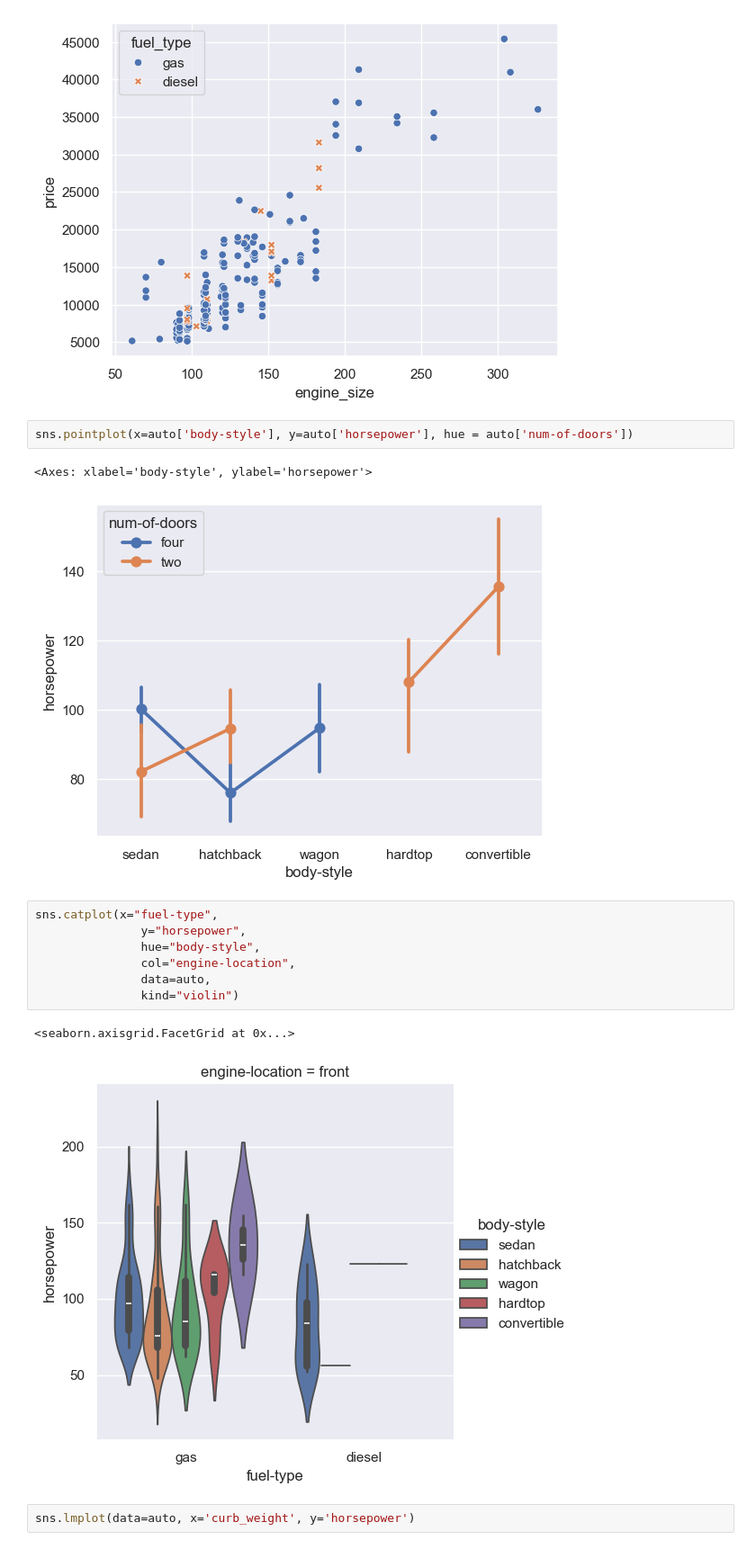
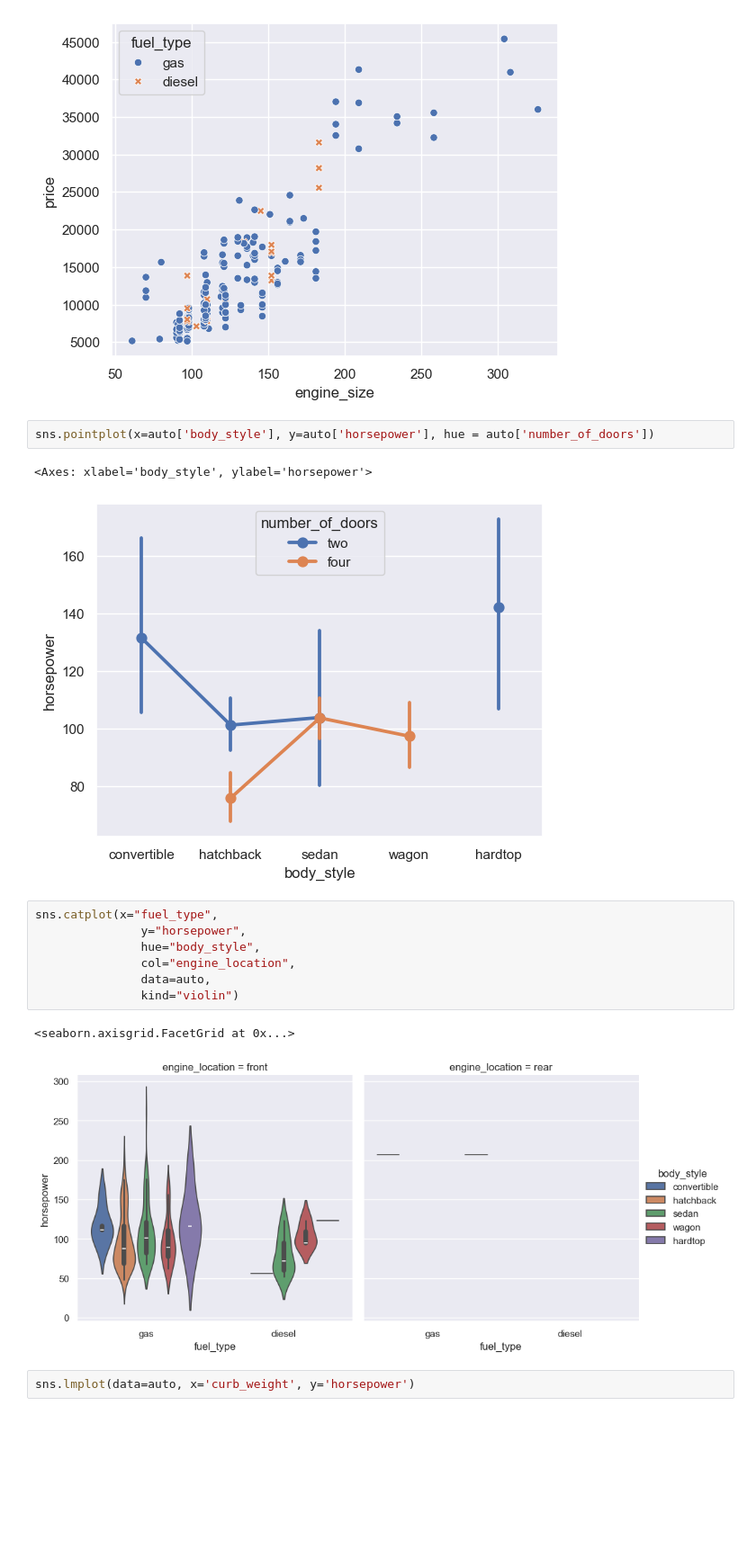
Before and after one commit to anuragsingh2207/dsba-jupyter-notebook, a Jupyter notebook: NumPy_Pandas_Matplotlib_Seaborn/automobile_inclass.ipynb, the cells around one changed output. Shown at 90% size. Cells and saved outputs as stored; diff of their text form; blank space fills up the shorter version.

```diff
--- a/NumPy_Pandas_Matplotlib_Seaborn/automobile_inclass.ipynb
+++ b/NumPy_Pandas_Matplotlib_Seaborn/automobile_inclass.ipynb
@@ -293,20 +273,20 @@ sns.scatterplot(data = auto, x='engine_size', y='price', hue='fuel_type', style=
 <Axes: xlabel='engine_size', ylabel='price'>
 [figure]
 # %%
-sns.pointplot(x=auto['body-style'], y=auto['horsepower'], hue = auto['num-of-doors'])
+sns.pointplot(x=auto['body_style'], y=auto['horsepower'], hue = auto['number_of_doors'])
 # %% [output]
-<Axes: xlabel='body-style', ylabel='horsepower'>
+<Axes: xlabel='body_style', ylabel='horsepower'>
-[figure, old version]
+[figure, new version]
 # %%
-sns.catplot(x="fuel-type",
+sns.catplot(x="fuel_type",
                y="horsepower",
-               hue="body-style",
-               col="engine-location",
+               hue="body_style",
+               col="engine_location",
                data=auto,
                kind="violin")
 # %% [output]
 <seaborn.axisgrid.FacetGrid at 0x...>
-[figure, old version]
+[figure, new version]
 # %%
 sns.lmplot(data=auto, x='curb_weight', y='horsepower')
 # %% [output]
```
Also changed, not shown: parts of 18 cells of this notebook.
